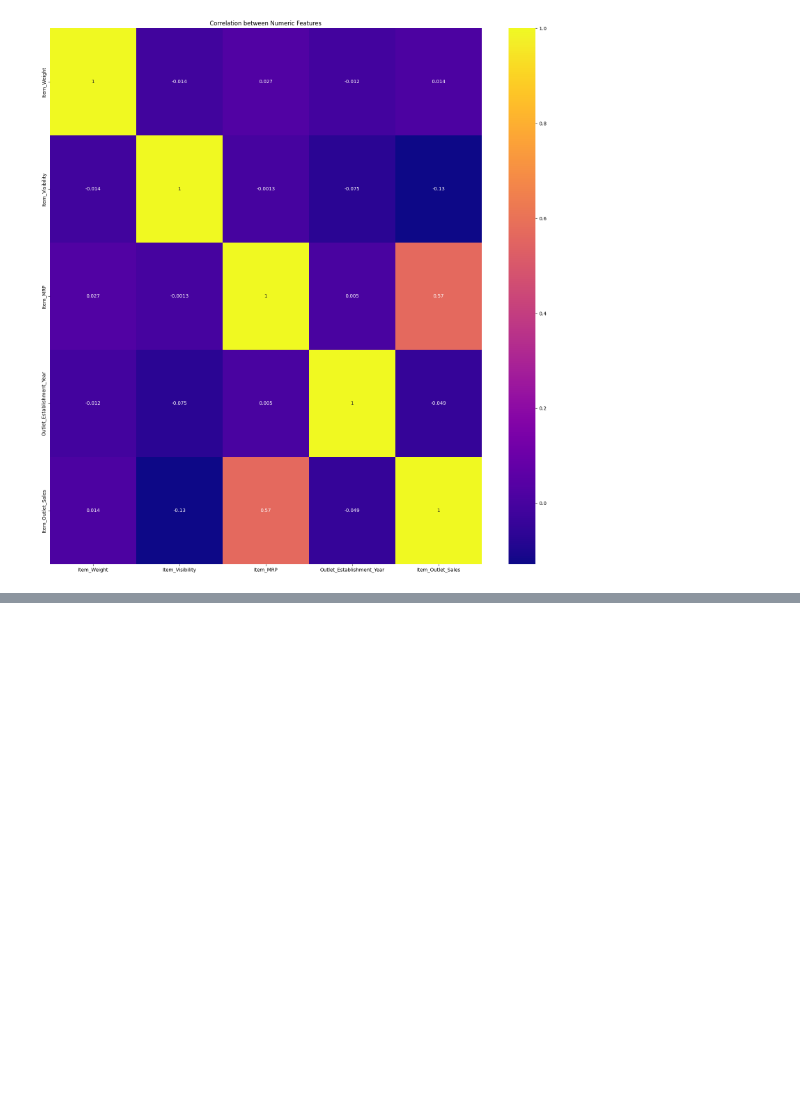
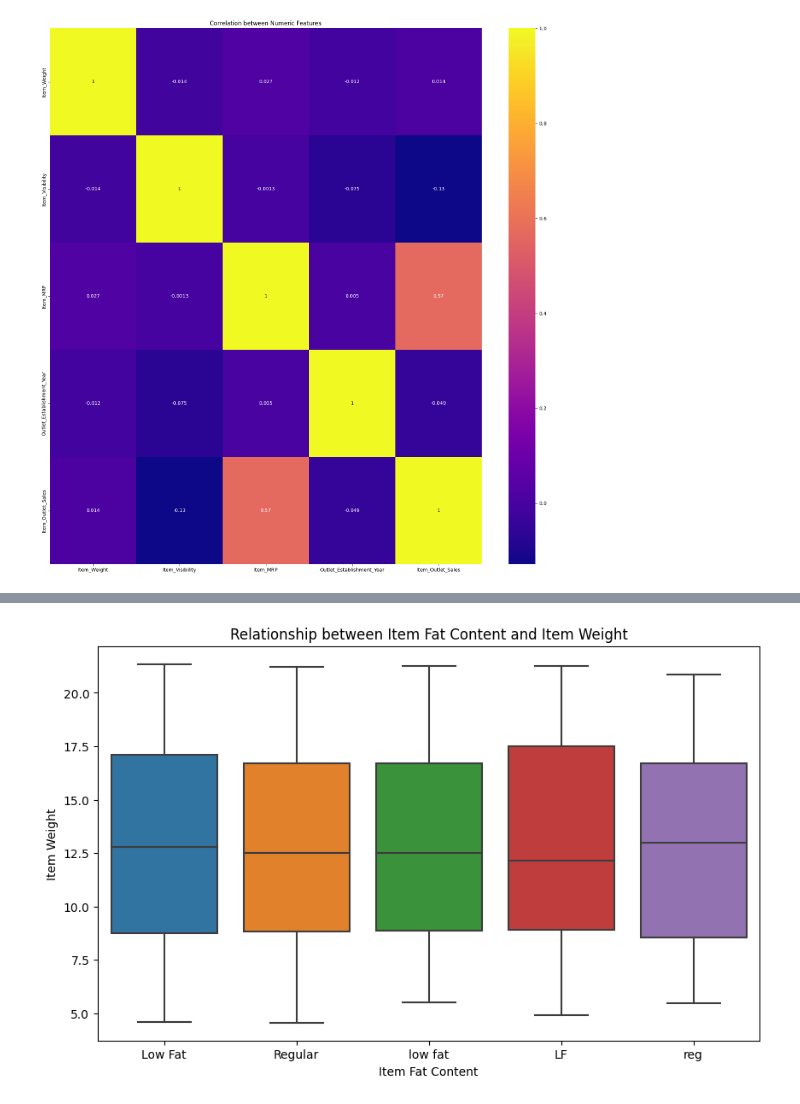
Before and after one commit to naghwalid/sales_predictions, a Jupyter notebook: Project_1_Part_3_(Core).ipynb, the cells around one changed output, grey strips where cells are left out. Drawn from its saved outputs; the diff is of its cells as text; code cells hidden in the pictures; blank space fills up the shorter version.

```diff
--- a/Project_1_Part_3_(Core).ipynb
+++ b/Project_1_Part_3_(Core).ipynb
@@ -85,0 +120,11 @@ plt.show()
+# %%
+# Boxplot of Item Fat Content and Item Weight:
+
+plt.figure(figsize=(10,6))
+sns.boxplot(data=df, x='Item_Fat_Content', y='Item_Weight')
+plt.xlabel('Item Fat Content')
+plt.ylabel('Item Weight')
+plt.title('Relationship between Item Fat Content and Item Weight')
+plt.show()
+# %% [output]
+[figure, added]
```
Also changed, not shown: parts of 5 cells of this notebook.
